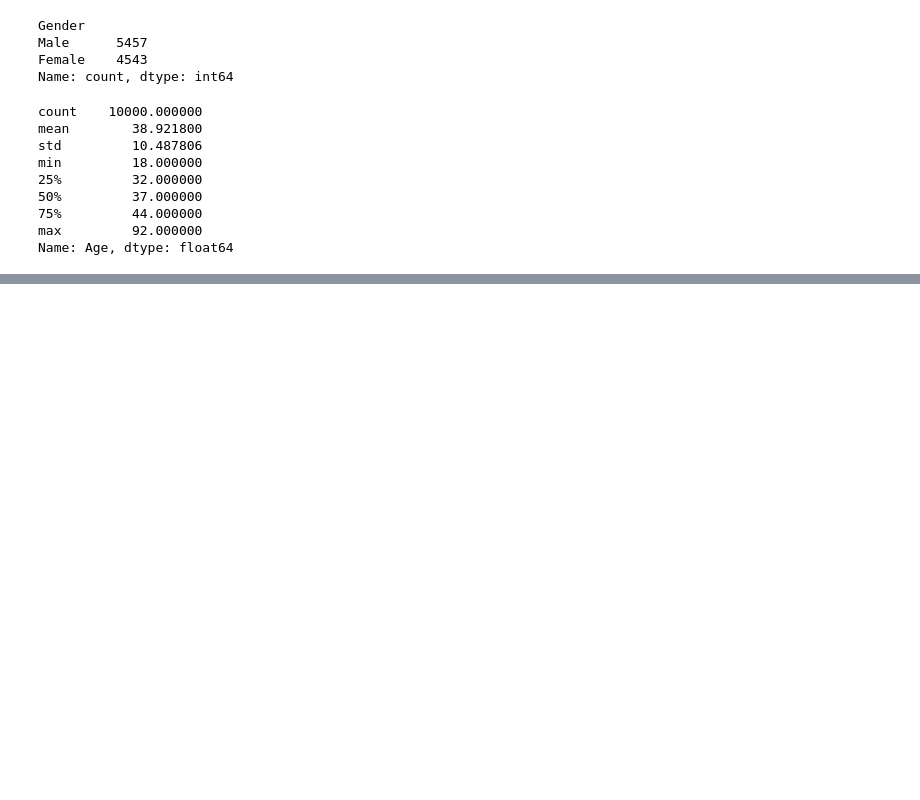
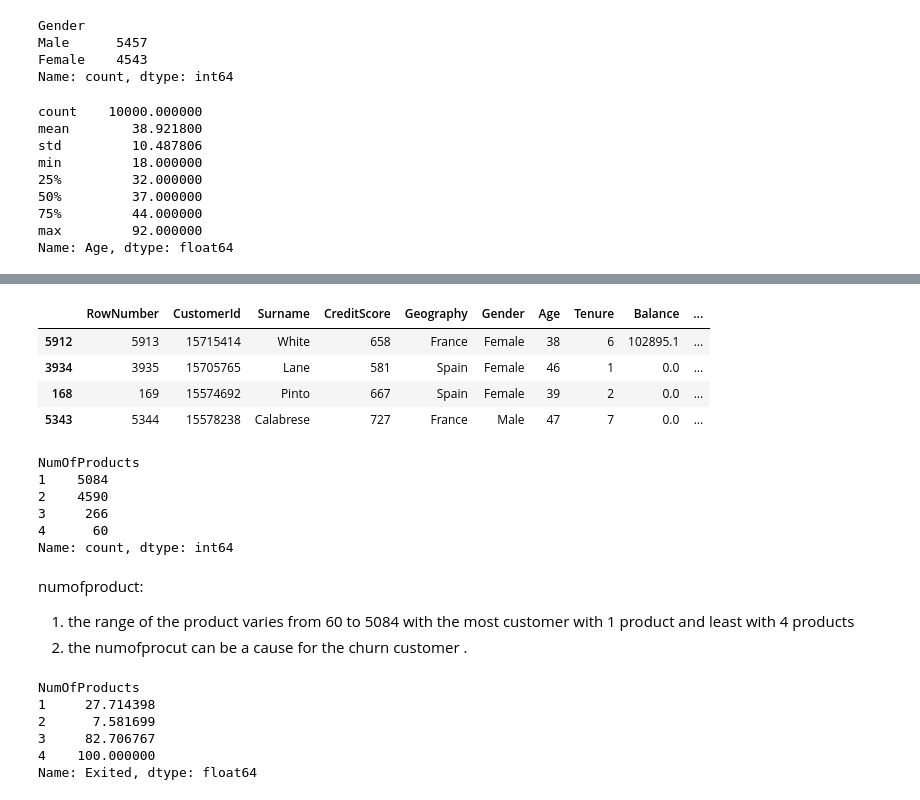
Before and after one commit to karansingh-chauhan/bank-customer-churn-modeling, a Jupyter notebook: notebook/main.ipynb, the cells around one changed output, grey strips where cells are left out. Saved outputs shown, nothing was run; the diff lists cells and outputs as text; code cells hidden in the pictures; blank space fills up the shorter version.

```diff
--- a/main.ipynb
+++ b/notebook/main.ipynb
@@ -161,0 +223,30 @@ Name: Age, dtype: float64
+# %%
+df.sample(4)
+# %% [output]
+|  | RowNumber | CustomerId | Surname | CreditScore | Geography | Gender | Age | Tenure | Balance | ... |
+| 5912 | 5913 | 15715414 | White | 658 | France | Female | 38 | 6 | 102895.1 | ... |
+| 3934 | 3935 | 15705765 | Lane | 581 | Spain | Female | 46 | 1 | 0.0 | ... |
+| 168 | 169 | 15574692 | Pinto | 667 | Spain | Female | 39 | 2 | 0.0 | ... |
+| 5343 | 5344 | 15578238 | Calabrese | 727 | France | Male | 47 | 7 | 0.0 | ... |
+# %%
+df['NumOfProducts'].value_counts()
+# %% [output]
+NumOfProducts
+1    5084
+2    4590
+3     266
+4      60
+Name: count, dtype: int64
+# %% [markdown]
+numofproduct:
+1. the range of the product varies from 60 to 5084 with the most customer with 1 product and least with 4 products
+2. the numofprocut can be a cause for the  churn customer .
+# %%
+df.groupby(df['NumOfProducts'])['Exited'].mean()*100
+# %% [output]
+NumOfProducts
+1     27.714398
+2      7.581699
+3     82.706767
+4    100.000000
+Name: Exited, dtype: float64
```
Also changed, not shown: parts of 22 cells of this notebook, 1 other file.
